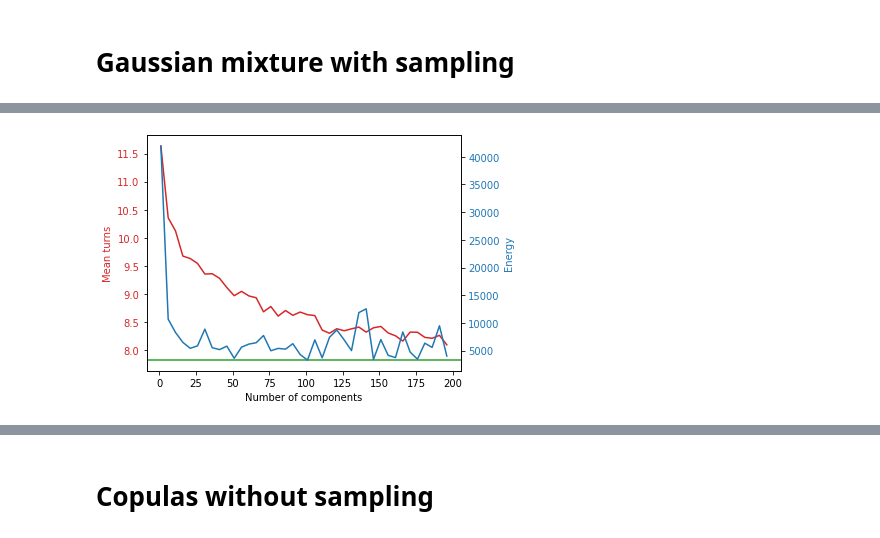
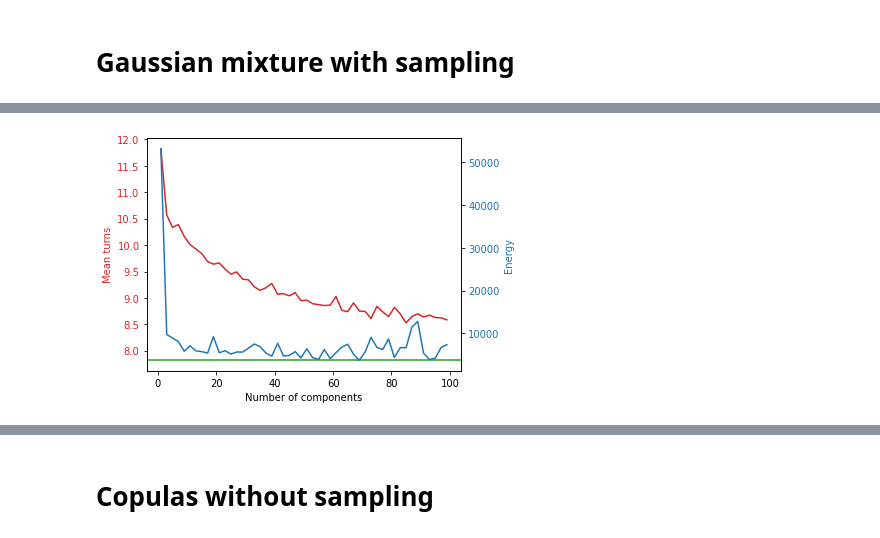
Before and after one commit to kruuZHAW/OSN2021_generation, a Jupyter notebook: Methods comparison.ipynb, the cells around one changed output, grey strips where cells are left out. Cells and saved outputs as stored; diff of their text form; code cells hidden in the pictures.

Commit message:
add generation performances plot

```diff
--- a/Methods comparison.ipynb
+++ b/Methods comparison.ipynb
@@ -154,3 +153,18 @@ Mean number of turns :  7.823095823095823
 [interactive output not drawn]
 # %% [markdown]
 # Vine + sampling
+# %%
+# En spécifiant la structure de la vine
+# matrice pour une D vine
+# De toute facon, l'algo estime de lui même une DVine; Autant accélérer les choses
+
+matD = np.zeros((30, 30))
+matD[:29, 0] = list(range(2, 31))
+
+for i in range(1, 30):
+    matD[:29, i] = matD[:29, i - 1] + 1
+
+matD[matD > 30] = 0
+
+for i in range(0, 30):
+    matD[i, 29 - i] = 30 - i
@@ -164,7 +180,7 @@ to_fit = np.array(X_along_line)
 sample = ot.Sample(to_fit)
 
 u = pv.to_pseudo_obs(sample)  # CDR empirique (c'est mieux)
-cop = pv.Vinecop(data=u)
+cop = pv.Vinecop(data=u, matrix=matD)
 n_sim = 1000
 u_sim = cop.simulate(n_sim)
 x_sim = np.asarray(
@@ -233,7 +249,9 @@ n_sim = 1000
 
 # When using LedoitWolf for covariance, results are not good at all
 cov = LedoitWolf().fit(X_along_line)
-x_sim = np.random.multivariate_normal(cov.location_, np.cov(X_along_line.T), n_sim)
+x_sim = np.random.multivariate_normal(
+    X_along_line.mean(), np.cov(X_along_line.T), n_sim
+)
 
 pd.DataFrame(x_sim).to_pickle(
     os.path.join(Path.home(), "GA_generation", "Data", "generated_MVN_and_sampling.pkl")
@@ -291,7 +323,7 @@ plt.show()
 # %%
 from sklearn.mixture import GaussianMixture
 
-n_mixtures = 15
+n_mixtures = 40
 n_sim = 1000
 gm = GaussianMixture(n_components=n_mixtures).fit(X_along_line)
 x_sim = gm.sample(n_sim)[0]
@@ -351,7 +383,7 @@ plt.show()
 meansD = []
 meansT = []
 
-for i in tqdm(range(1, 200, 5)):
+for i in tqdm(range(1, 100, 2)):
     n_mixtures = i
     n_sim = 1000
     gm = GaussianMixture(n_components=n_mixtures).fit(X_along_line)
@@ -379,36 +411,36 @@ for i in tqdm(range(1, 200, 5)):
 
         nb_turns.append(
             np.sum(np.diff(indexes1[0], 1) != 1)
             + 1
             + np.sum(np.diff(indexes2[0], 1) != 1)
             + 1
         )
 
     #     meansD.append(cdist(x_sim, np.array(X_along_line), "mahalanobis").mean())
     meansD.append(energy_distance(x_sim, np.array(X_along_line)))
     meansT.append(np.abs(nb_turns).mean())
 
 
 fig, ax1 = plt.subplots()
 
 color = "tab:red"
 ax1.set_xlabel("Number of components")
 ax1.set_ylabel("Mean turns", color=color)
-ax1.plot(range(1, 200, 5), meansT, color=color)
+ax1.plot(range(1, 100, 2), meansT, color=color)
 ax1.axhline(7.82, color="tab:green")  # true dataset mean turns
 ax1.tick_params(axis="y", labelcolor=color)
 
 ax2 = ax1.twinx()
 
 color = "tab:blue"
 ax2.set_ylabel("Energy", color=color)
-ax2.plot(range(1, 200, 5), meansD, color=color)
+ax2.plot(range(1, 100, 2), meansD, color=color)
 ax2.tick_params(axis="y", labelcolor=color)
 
 fig.tight_layout()
 plt.show()
 # %% [output]
-[figure, old version]
+[figure, new version]
 [interactive output not drawn]
 # %% [markdown]
 # Copulas without sampling
```
Also changed, not shown: parts of 12 cells of this notebook, 29 other files.
